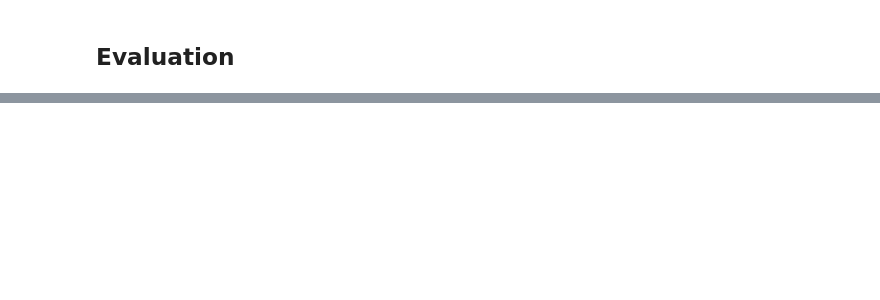
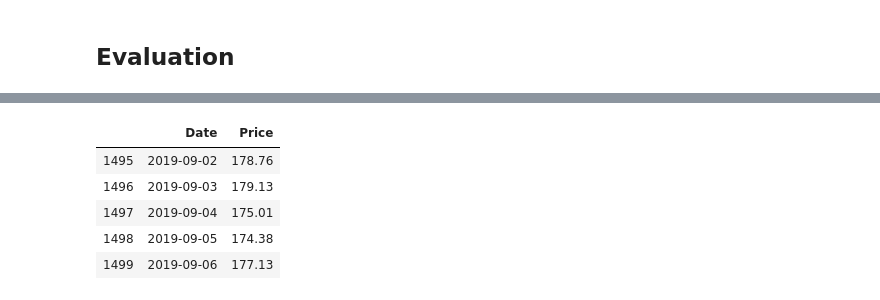
Before and after one commit to y4m4rx/appliedDataScienceProject, a Jupyter notebook: sezi/Combine.ipynb, the cells around one changed output, grey strips where cells are left out. Drawn from its saved outputs; the diff is of its cells as text; code cells hidden in the pictures; blank space fills up the shorter version.

```diff
--- a/sezi/Combine.ipynb
+++ b/sezi/Combine.ipynb
@@ -741,0 +1222,9 @@ fit_prophet(df_prophet, 30, 0.2)
+# %%
+df_data[["Date","Price"]][-30:].tail()
+# %% [output]
+|  | Date | Price |
+| 1495 | 2019-09-02 | 178.76 |
+| 1496 | 2019-09-03 | 179.13 |
+| 1497 | 2019-09-04 | 175.01 |
+| 1498 | 2019-09-05 | 174.38 |
+| 1499 | 2019-09-06 | 177.13 |
```
Also changed, not shown: parts of 18 cells of this notebook, 1 other file.
